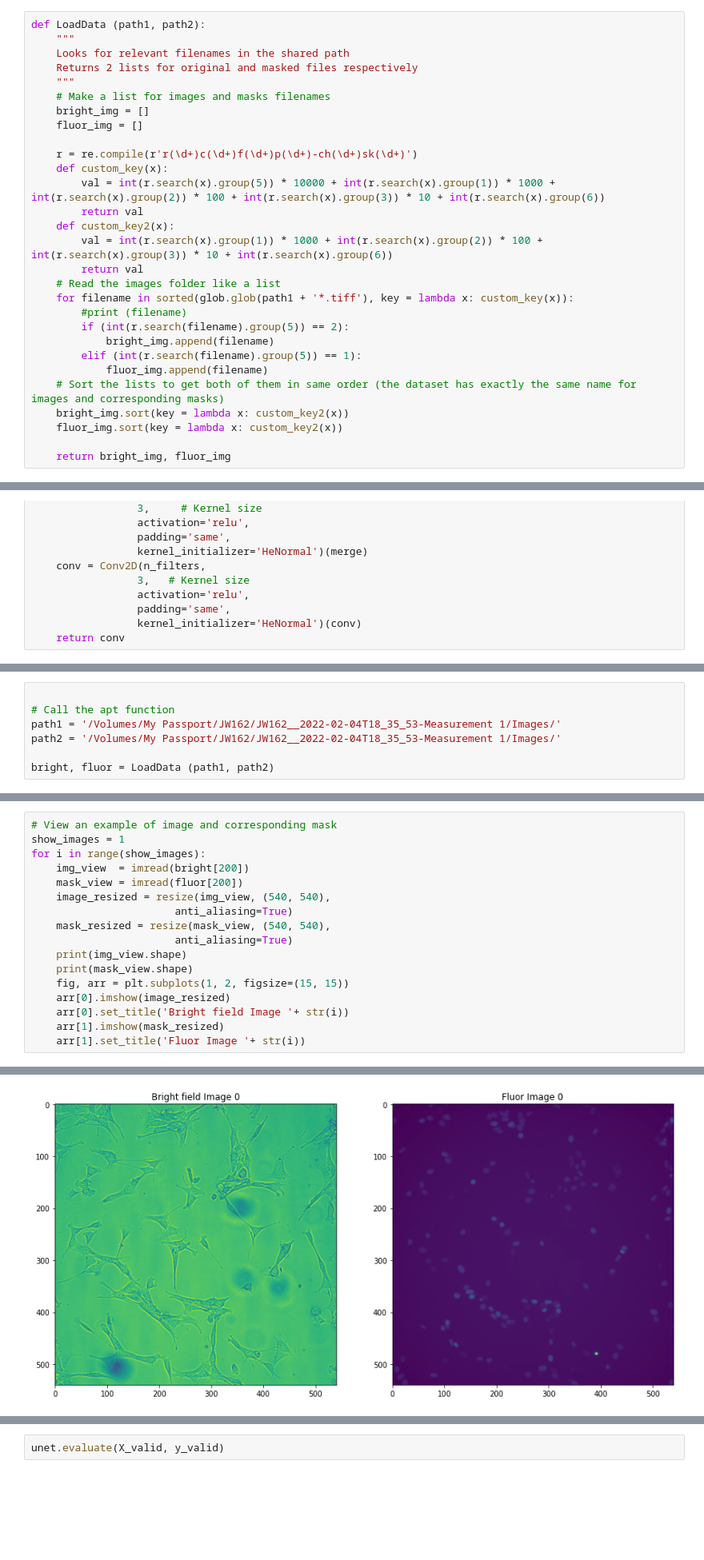
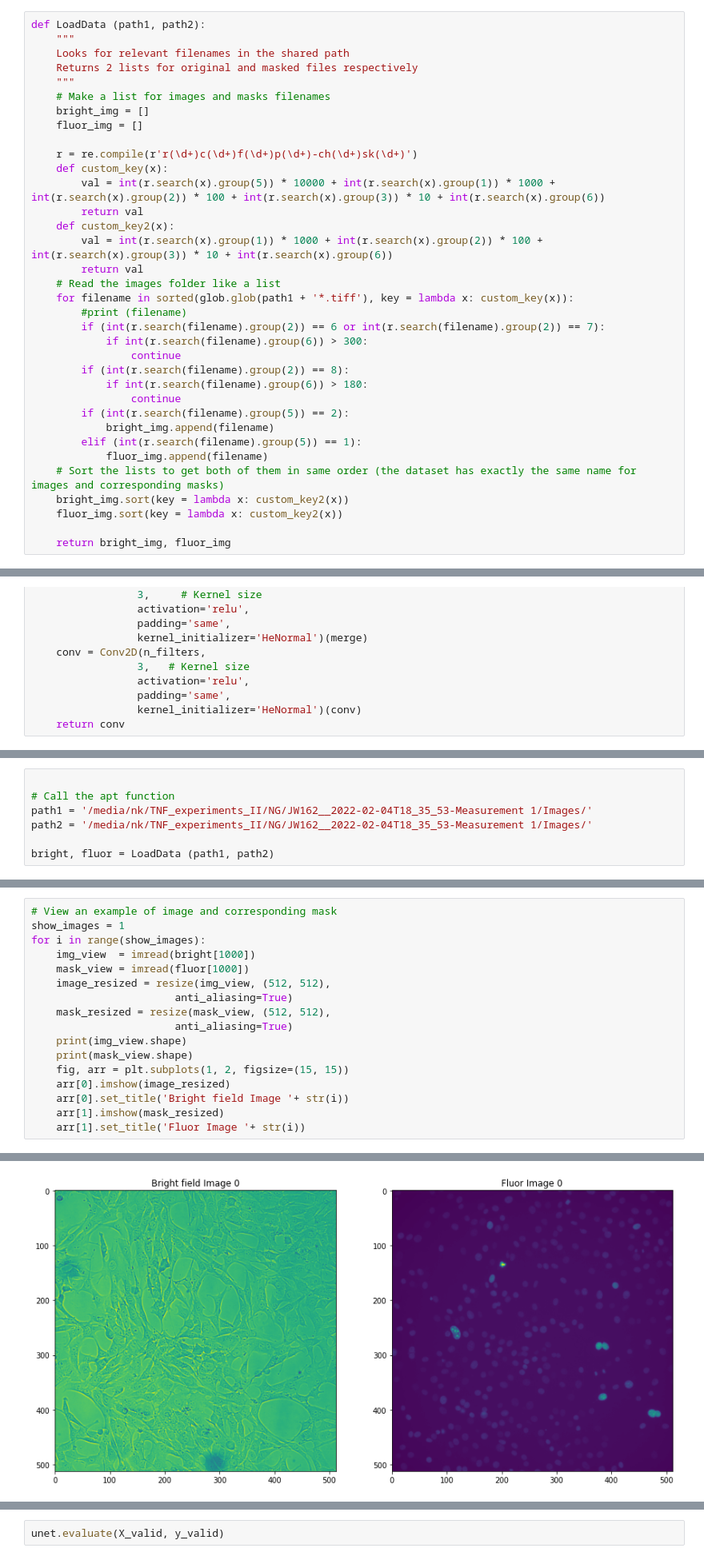
Before and after one commit to galt32/FluPerd-U-net, a Jupyter notebook: model_impl.ipynb, the cells around one changed output, grey strips where cells are left out. Shown at 80% size. Drawn from its saved outputs; the diff is of its cells as text; blank space fills up the shorter version.

```diff
--- a/model_impl.ipynb
+++ b/model_impl.ipynb
@@ -43,6 +46,12 @@ def LoadData (path1, path2):
     # Read the images folder like a list
     for filename in sorted(glob.glob(path1 + '*.tiff'), key = lambda x: custom_key(x)):
         #print (filename)
+        if (int(r.search(filename).group(2)) == 6 or int(r.search(filename).group(2)) == 7):
+            if int(r.search(filename).group(6)) > 300:
+                continue
+        if (int(r.search(filename).group(2)) == 8):
+            if int(r.search(filename).group(6)) > 180:
+                continue
         if (int(r.search(filename).group(5)) == 2):
             bright_img.append(filename)
         elif (int(r.search(filename).group(5)) == 1):
@@ -231,8 +240,8 @@ def UNetCompiled(input_size=(512, 512, 1), n_filters=32, n_classes=16):
 # %%
 
 # Call the apt function
-path1 = '/Volumes/My Passport/JW162/JW162__2022-02-04T18_35_53-Measurement 1/Images/'
-path2 = '/Volumes/My Passport/JW162/JW162__2022-02-04T18_35_53-Measurement 1/Images/'
+path1 = '/media/nk/TNF_experiments_II/NG/JW162__2022-02-04T18_35_53-Measurement 1/Images/'
+path2 = '/media/nk/TNF_experiments_II/NG/JW162__2022-02-04T18_35_53-Measurement 1/Images/'
 
 bright, fluor = LoadData (path1, path2)
 # %%
@@ -244,23 +253,23 @@ Count of Bright field imaged: 4716
 # %%
 # View an example of image and corresponding mask
 show_images = 1
 for i in range(show_images):
-    img_view  = imread(bright[200])
-    mask_view = imread(fluor[200])
-    image_resized = resize(img_view, (540, 540),
+    img_view  = imread(bright[1000])
+    mask_view = imread(fluor[1000])
+    image_resized = resize(img_view, (512, 512),
                        anti_aliasing=True)
-    mask_resized = resize(mask_view, (540, 540),
+    mask_resized = resize(mask_view, (512, 512),
                        anti_aliasing=True)
     print(img_view.shape)
     print(mask_view.shape)
     fig, arr = plt.subplots(1, 2, figsize=(15, 15))
     arr[0].imshow(image_resized)
     arr[0].set_title('Bright field Image '+ str(i))
     arr[1].imshow(mask_resized)
     arr[1].set_title('Fluor Image '+ str(i))
 # %% [output]
 (1080, 1080)
 (1080, 1080)
-[figure, old version]
+[figure, new version]
 # %%
 # Define the desired shape
```
Also changed, not shown: parts of 9 cells of this notebook.
